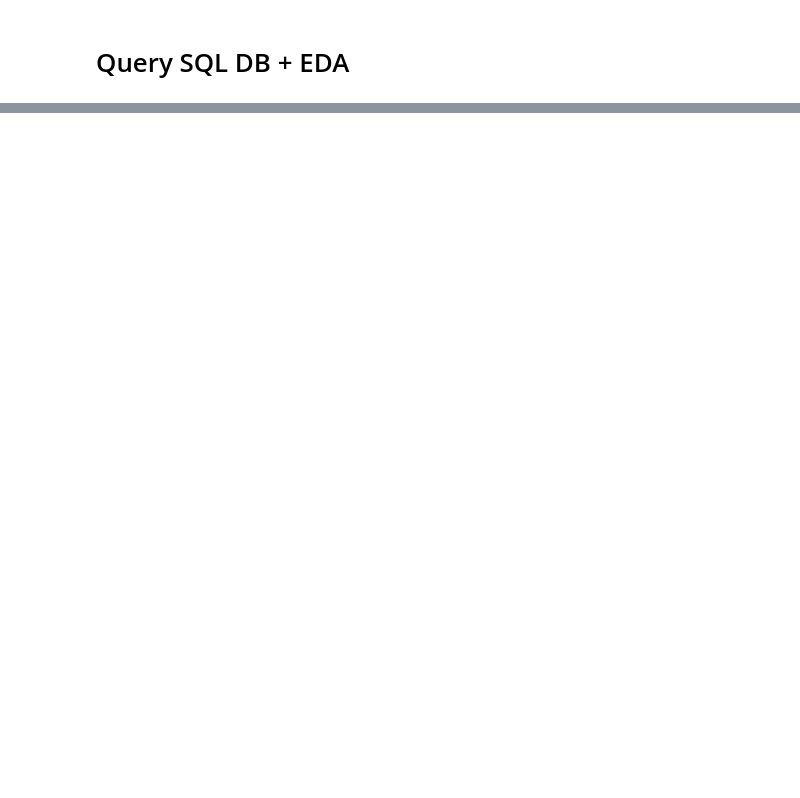
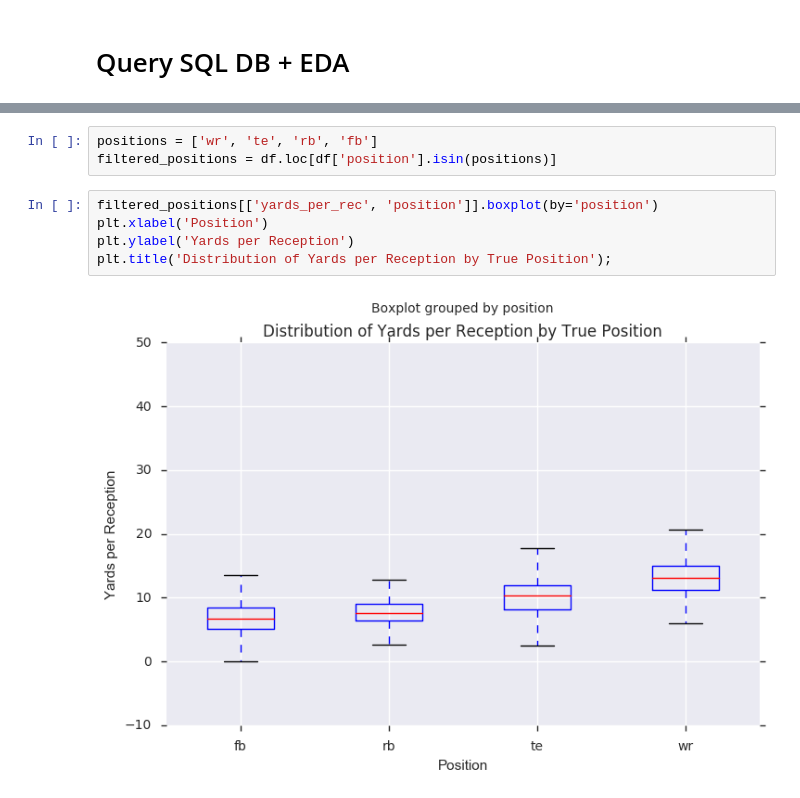
Before and after one commit to k2datascience/nfl-wide-receivers, a Jupyter notebook: notebooks/football-wr-mvp.ipynb, the cells around one changed output, grey strips where cells are left out. Cells and saved outputs as stored; diff of their text form; blank space fills up the shorter version.

```diff
--- a/notebooks/football-wr-mvp.ipynb
+++ b/notebooks/football-wr-mvp.ipynb
@@ -350,0 +536,10 @@ pd.read_sql_query("select * from wide_receivers limit 10;", conn)
+# %%
+positions = ['wr', 'te', 'rb', 'fb']
+filtered_positions = df.loc[df['position'].isin(positions)]
+# %%
+filtered_positions[['yards_per_rec', 'position']].boxplot(by='position')
+plt.xlabel('Position')
+plt.ylabel('Yards per Reception')
+plt.title('Distribution of Yards per Reception by True Position');
+# %% [output]
+[figure, added]
```
Also changed, not shown: parts of 31 cells of this notebook, 4 other files.
